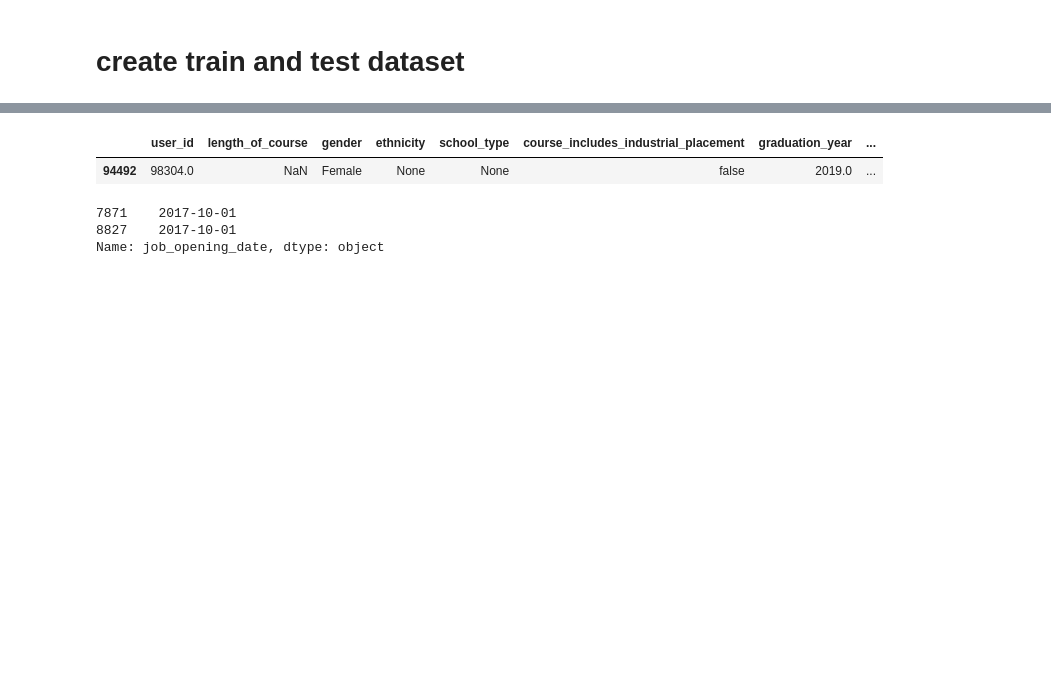
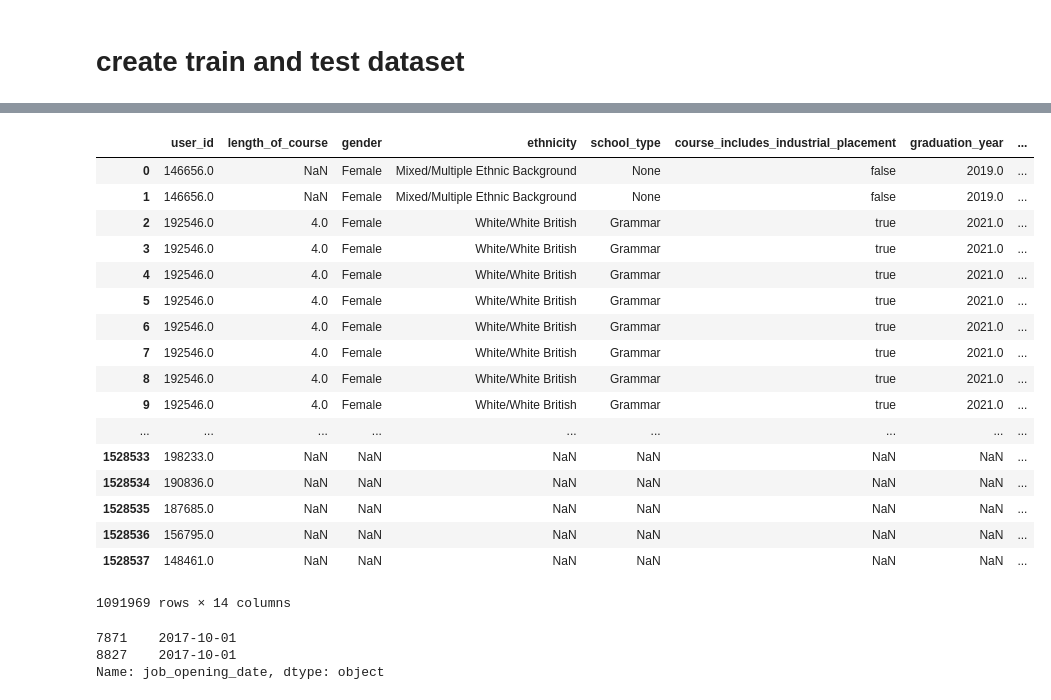
Before and after one commit to Lassanabright/Bright_Network-Data_Science, a Jupyter notebook: Train_Test_Dataset.ipynb, the cells around one changed output, grey strips where cells are left out. Drawn from its saved outputs; the diff is of its cells as text; code cells hidden in the pictures; blank space fills up the shorter version.

```diff
--- a/Train_Test_Dataset.ipynb
+++ b/Train_Test_Dataset.ipynb
@@ -415,3 +449,11 @@ class jobsectors:
 # %%
 jobsector=jobsectors("jobsectors.json", "job_sectors")
 jobsector_df=jobsector.df
+# %%
+career_preferences_df=pd.merge(career_preferences_df, jobsector_df, left_on = 'user_jobsectorid_preference',
+                               right_on = 'jobsector_id', how='outer')
+# %%
+career_preferences_df.drop("jobsector_id", axis=1, inplace=True)
+career_preferences_df.drop("user_jobsectorid_preference", axis=1, inplace=True)
+# %%
+career_preferences_df=career_preferences_df.rename(index=str, columns={"jobsector_title": "user_preference"})
@@ -656,13 +707,31 @@ user_df=pd.merge(user_df, subjectgroup_df, on='degree_subject_id', how='outer')
 #user_df=pd.merge(user_df, subjectgrouptitle_df, on='degree_subjectgroup_id', how='outer')
 # %%
 user_df.drop("degree_subjectgroup_id", axis=1, inplace=True)
+# %%
+user_df=pd.merge(user_df, career_preferences_df, on='user_id', how='outer')
 # %%
 user_df=user_df.drop_duplicates(subset=user_df.columns)
 # %%
-user_df[user_df["user_id"]==98304]
+user_df[user_df["user_preference"].notnull()]
 # %% [output]
 |  | user_id | length_of_course | gender | ethnicity | school_type | course_includes_industrial_placement | graduation_year | ... |
-| 94492 | 98304.0 | NaN | Female | None | None | false | 2019.0 | ... |
+| 0 | 146656.0 | NaN | Female | Mixed/Multiple Ethnic Background | None | false | 2019.0 | ... |
+| 1 | 146656.0 | NaN | Female | Mixed/Multiple Ethnic Background | None | false | 2019.0 | ... |
+| 2 | 192546.0 | 4.0 | Female | White/White British | Grammar | true | 2021.0 | ... |
+| 3 | 192546.0 | 4.0 | Female | White/White British | Grammar | true | 2021.0 | ... |
+| 4 | 192546.0 | 4.0 | Female | White/White British | Grammar | true | 2021.0 | ... |
+| 5 | 192546.0 | 4.0 | Female | White/White British | Grammar | true | 2021.0 | ... |
+| 6 | 192546.0 | 4.0 | Female | White/White British | Grammar | true | 2021.0 | ... |
+| 7 | 192546.0 | 4.0 | Female | White/White British | Grammar | true | 2021.0 | ... |
+| 8 | 192546.0 | 4.0 | Female | White/White British | Grammar | true | 2021.0 | ... |
+| 9 | 192546.0 | 4.0 | Female | White/White British | Grammar | true | 2021.0 | ... |
+| ... | ... | ... | ... | ... | ... | ... | ... | ... |
+| 1528533 | 198233.0 | NaN | NaN | NaN | NaN | NaN | NaN | ... |
+| 1528534 | 190836.0 | NaN | NaN | NaN | NaN | NaN | NaN | ... |
+| 1528535 | 187685.0 | NaN | NaN | NaN | NaN | NaN | NaN | ... |
+| 1528536 | 156795.0 | NaN | NaN | NaN | NaN | NaN | NaN | ... |
+| 1528537 | 148461.0 | NaN | NaN | NaN | NaN | NaN | NaN | ... |
+1091969 rows × 14 columns
 # %%
 #job_df=job_df[job_df["employer_sector_title"]!=job_df["job_sector_title"]]
 # %%
```
Also changed, not shown: parts of 16 cells of this notebook, 2 other files.
